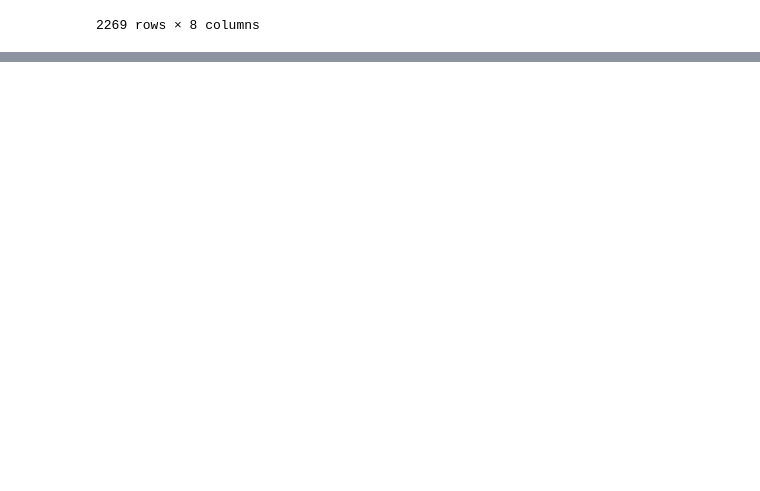
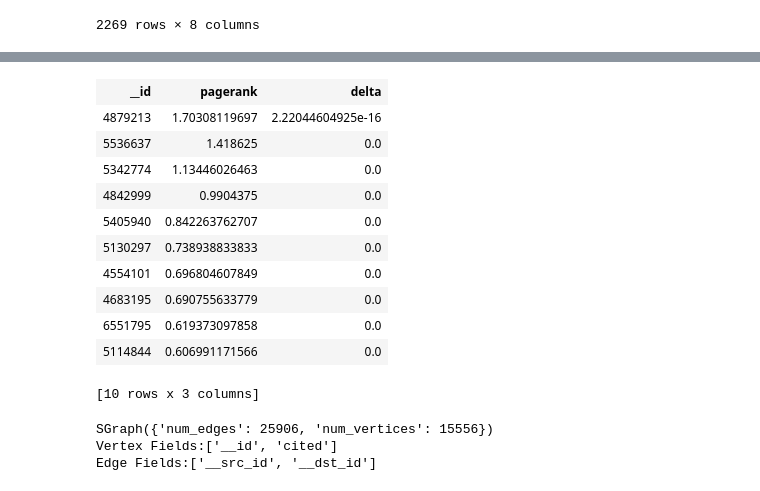
Before and after one commit to youngstone/Hunting4Patents, a Jupyter notebook: code/notebook_3_get_citation_relation.ipynb, the cells around one changed output, grey strips where cells are left out. Cells and saved outputs as stored; diff of their text form; code cells hidden in the pictures; blank space fills up the shorter version.

Commit message:
get_citation_relation

```diff
--- a/code/notebook_3_get_citation_relation.ipynb
+++ b/code/notebook_3_get_citation_relation.ipynb
@@ -48,0 +82,7 @@ df_select.sort('Filing Date', axis=0)
+# %%
+for ix in xrange(len(df)):
+    pat = df['Number'].iloc[ix]
+    cites = df['US Patent References'].iloc[ix]
+    if cites:
+        for cit in cites:
+            df_citation = df_citation.append({'patent': pat, 'cited': cit}, ignore_index=True)
@@ -48,0 +93,2 @@ df_select.sort('Filing Date', axis=0)
+# %%
+sf = gl.SFrame(data=df_citation)
@@ -48,0 +113,5 @@ df_select.sort('Filing Date', axis=0)
+# %%
+gr = gl.SGraph(sf, vid_field='patent', src_field='patent', dst_field='cited')
+gr = gr.add_edges(sf, src_field='patent', dst_field='cited')
+# %%
+pr = gl.pagerank.create(gr)
@@ -48,0 +129,22 @@ df_select.sort('Filing Date', axis=0)
+# %%
+pr_out = pr['pagerank']
+pr_out.sort('pagerank', ascending=False)[:10]
+# %% [output]
+| __id | pagerank | delta |
+| 4879213 | 1.70308119697 | 2.22044604925e-16 |
+| 5536637 | 1.418625 | 0.0 |
+| 5342774 | 1.13446026463 | 0.0 |
+| 4842999 | 0.9904375 | 0.0 |
+| 5405940 | 0.842263762707 | 0.0 |
+| 5130297 | 0.738938833833 | 0.0 |
+| 4554101 | 0.696804607849 | 0.0 |
+| 4683195 | 0.690755633779 | 0.0 |
+| 6551795 | 0.619373097858 | 0.0 |
+| 5114844 | 0.606991171566 | 0.0 |
+[10 rows x 3 columns]
+# %%
+gr
+# %% [output]
+SGraph({'num_edges': 25906, 'num_vertices': 15556})
+Vertex Fields:['__id', 'cited']
+Edge Fields:['__src_id', '__dst_id']
```
Also changed, not shown: parts of 7 cells of this notebook, 1 other file.
